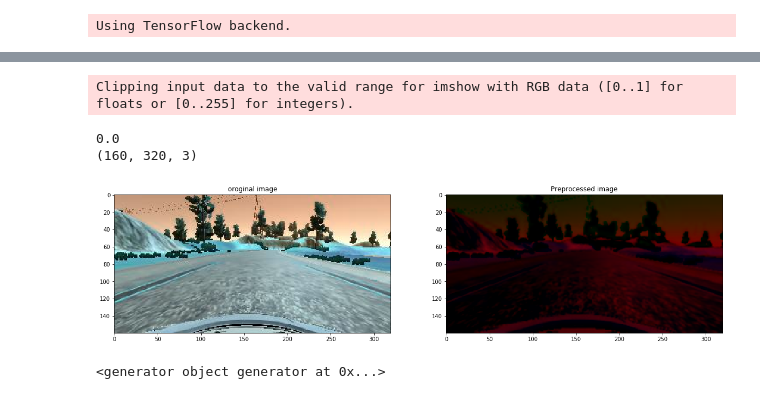
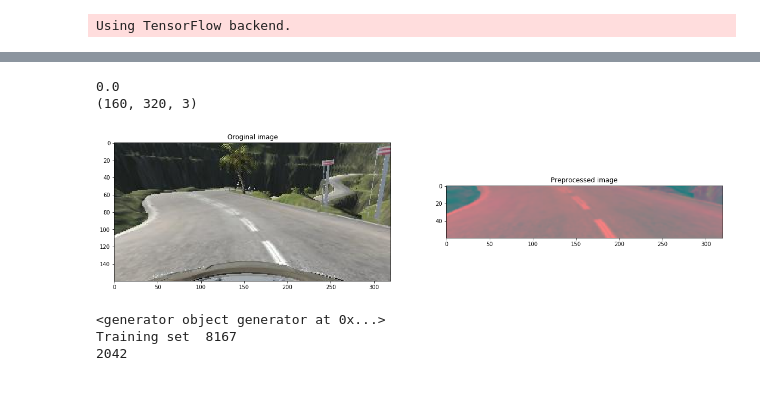
Before and after one commit to bessszilard/Udacity-Self-Driving-Car-Engineer-Nanodegree-Program, a Jupyter notebook: Project-4-Behavioral-Cloning/Behavioral_cloning_CNN.ipynb, the cells around one changed output, grey strips where cells are left out. Cells and saved outputs as stored; diff of their text form; code cells hidden in the pictures.

```diff
--- a/Project-4-Behavioral-Cloning/Behavioral_cloning_CNN.ipynb
+++ b/Project-4-Behavioral-Cloning/Behavioral_cloning_CNN.ipynb
@@ -94,25 +99,22 @@ for line in lines:
 # %%
 def img_preprocess(img):
-#     img = img[60:135, :, :]                    # we don't need the top of the picture, because it is only terrian.
-                                               # We don't need also the bottom of the image, because it only the hood of the car
     img = cv2.cvtColor(img, cv2.COLOR_BGR2YUV) # Nvidia model needed this color space
-#     img = cv2.GaussianBlur(img, (3, 3), 0)     # Gaussian blur removes noise
-#     img = cv2.resize(img, (200, 66))
-#     img = img / 255 - 0.5
+    img = cv2.GaussianBlur(img, (3, 3), 0)     # Gaussian blur removes noise
     return img
 # %%
 index = random.randint(0, len(measurements)-1)
 # plt.imshow(images[index])
 print(measurements[index])
-
+img_rgb = cv2.cvtColor(images[index], cv2.COLOR_BGR2RGB)
 fig, ax = plt.subplots(1, 2, figsize=(20, 20))
-ax[0].imshow(images[index])
-ax[0].set_title("oroginal image")
-ax[1].imshow(img_preprocess(images[index]))
+ax[0].imshow(img_rgb)
+ax[0].set_title("Oroginal image")
+proc_img = img_preprocess(images[index])
+cropped_img = proc_img[75:-25,:,:]
+ax[1].imshow(cropped_img)
 ax[1].set_title("Preprocessed image")
 print(images[index].shape)
 # %% [output]
-Clipping input data to the valid range for imshow with RGB data ([0..1] for floats or [0..255] for integers).
+0.0
+(160, 320, 3)
-0.0
-(160, 320, 3)
-[figure, old version]
+[figure, new version]
@@ -176,8 +159,13 @@ validation_generator = generator(validation_samples, batch_size=batch_size)
 
 train_generator_data = generator(train_samples, batch_size=batch_size)
 print(np.array(train_generator_data))
+
+print("Training set ", len(train_samples))
+print(len(validation_samples))
 # %% [output]
 <generator object generator at 0x...>
+Training set  8167
+2042
 # %%
 ch, row, col = 3, 160, 320  # Trimmed image format
 
```
Also changed, not shown: parts of 10 cells of this notebook.
